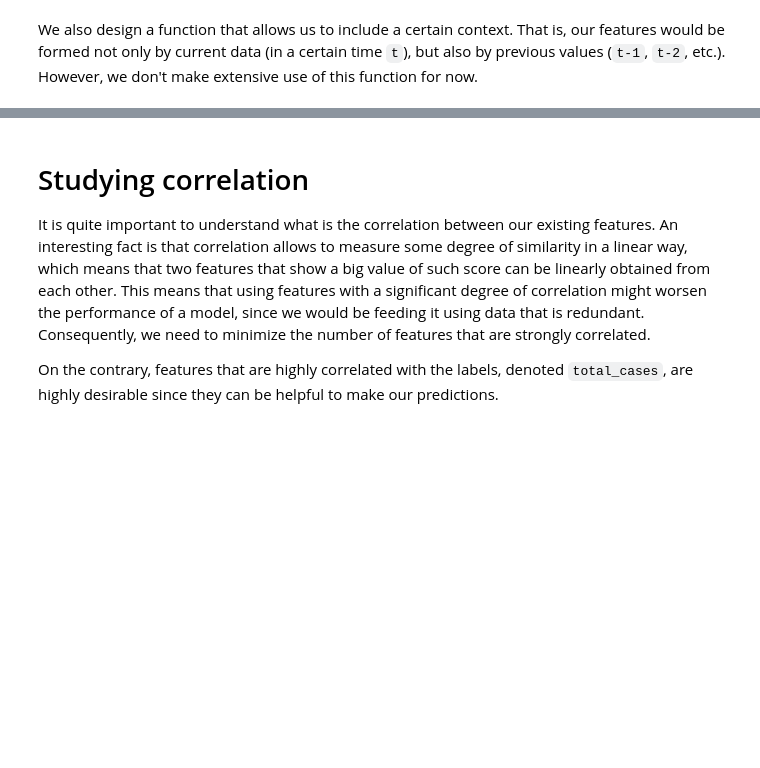
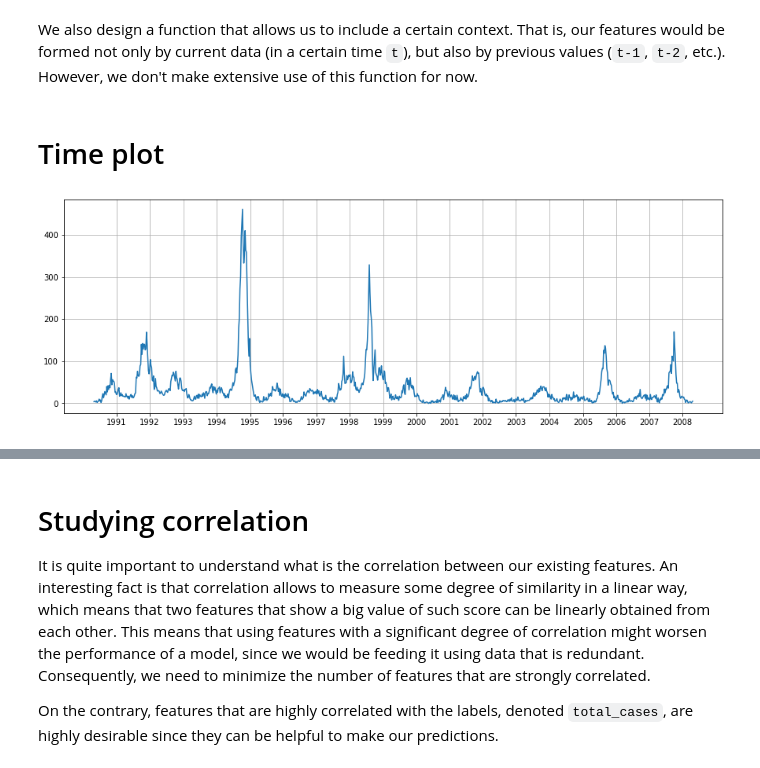
Before and after one commit to arodriguezhidalgo/DengAI_proposal, a Jupyter notebook: Model.ipynb, the cells around one changed output, grey strips where cells are left out. Cells and saved outputs as stored; diff of their text form; code cells hidden in the pictures; blank space fills up the shorter version.

```diff
--- a/Model.ipynb
+++ b/Model.ipynb
@@ -138,3 +149,13 @@ def context_extractor(data_structure):
 
 
     return alt_data_structure
+# %% [markdown]
+# Time plot
+# %%
+import matplotlib.pyplot as plt
+plt.figure(figsize=(15,5))
+plt.plot(city_data['total_cases'])
+plt.xticks(city_data.loc[city_data['weekofyear']== 1]['year'].index, labels = city_data.loc[city_data['weekofyear']== 1]['year']);
+plt.grid()
+# %% [output]
+[figure, added]
```
Also changed, not shown: parts of 29 cells of this notebook, 1 other file.
